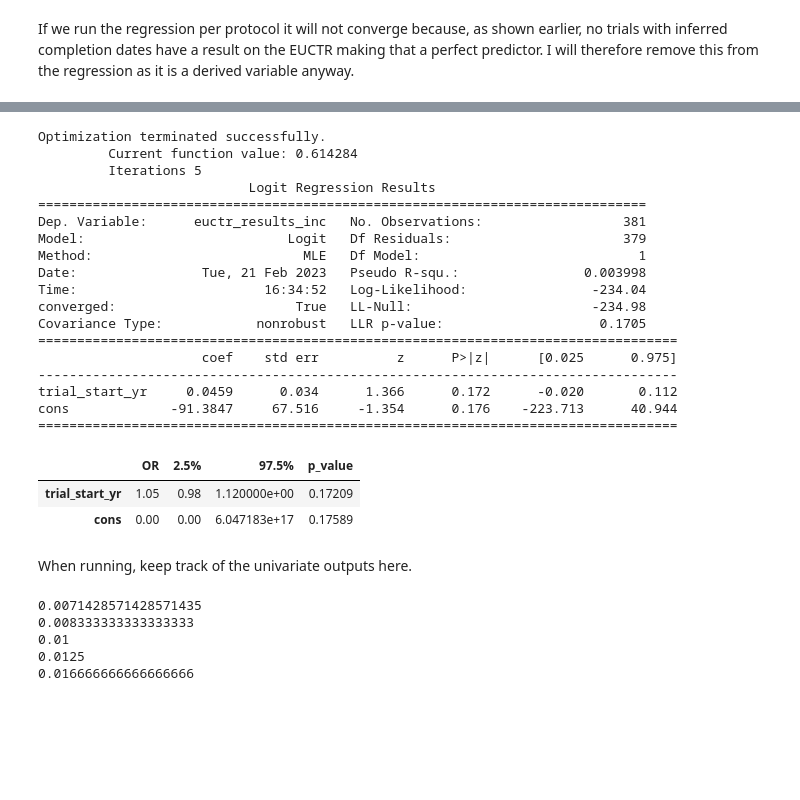
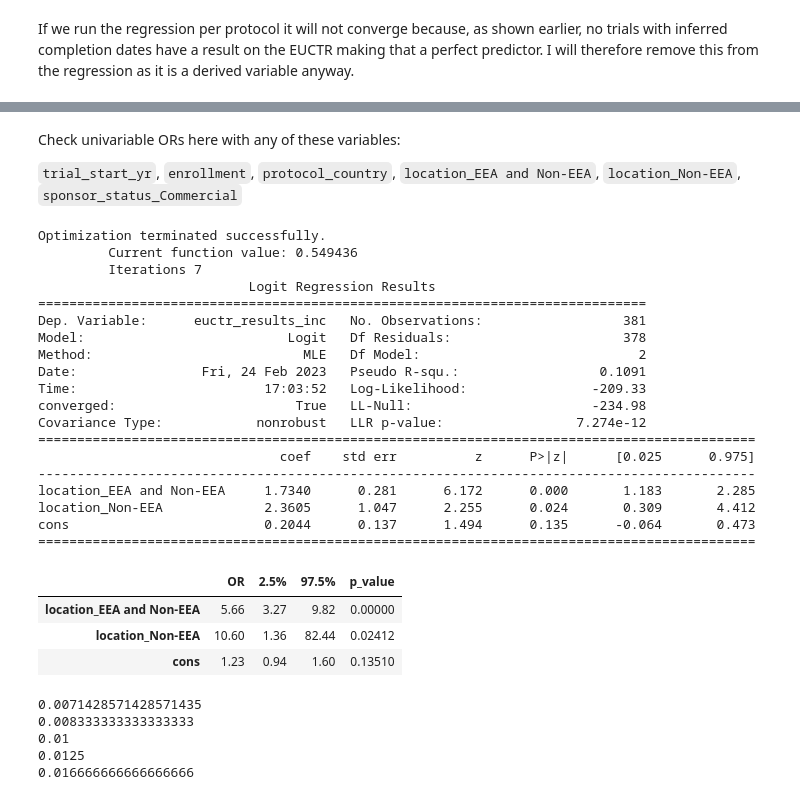
Before and after one commit to ebmdatalab/euctr_pub_search, a Jupyter notebook: notebooks/Anlysis.ipynb, the cells around one changed output, grey strips where cells are left out. Saved outputs shown, nothing was run; the diff lists cells and outputs as text; code cells hidden in the pictures; blank space fills up the shorter version.

```diff
--- a/notebooks/Anlysis.ipynb
+++ b/notebooks/Anlysis.ipynb
@@ -1033,38 +1158,38 @@ cons                       -161.1698     85.245     -1.891      0.059    -328.24
 | location_Non-EEA | 3.11 | 0.37 | 26.26 | 0.29745 |
 | sponsor_status_Commercial | 9.41 | 4.89 | 18.11 | 0.00000 |
 | cons | 0.00 | 0.00 | 367.38 | 0.05867 |
+# %% [markdown]
+Check univariable ORs here with any of these variables:
+
+`trial_start_yr`, `enrollment`, `protocol_country`, `location_EEA and Non-EEA`, `location_Non-EEA`, `sponsor_status_Commercial`
 # %%
-#Check univariable ORs here with any of these variables:
-#['trial_start_yr', 'enrollment', 'protocol_country', 'location_EEA and Non-EEA', 'location_Non-EEA',
-#'sponsor_status_Commercial']
-
-x_regu = regression_final[['trial_start_yr']].reset_index(drop=True)
+x_regu = regression_final[['location_EEA and Non-EEA', 'location_Non-EEA']].reset_index(drop=True)
 
 simple_logistic_regression(y_reg1, x_regu)
 # %% [output]
 Optimization terminated successfully.
-         Current function value: 0.614284
-         Iterations 5
+         Current function value: 0.549436
+         Iterations 7
                            Logit Regression Results
 ==============================================================================
 Dep. Variable:      euctr_results_inc   No. Observations:                  381
-Model:                          Logit   Df Residuals:                      379
-Method:                           MLE   Df Model:                            1
-Date:                Tue, 21 Feb 2023   Pseudo R-squ.:                0.003998
-Time:                        16:34:52   Log-Likelihood:                -234.04
+Model:                          Logit   Df Residuals:                      378
+Method:                           MLE   Df Model:                            2
+Date:                Fri, 24 Feb 2023   Pseudo R-squ.:                  0.1091
+Time:                        17:03:52   Log-Likelihood:                -209.33
 converged:                       True   LL-Null:                       -234.98
-Covariance Type:            nonrobust   LLR p-value:                    0.1705
-==================================================================================
-                     coef    std err          z      P>|z|      [0.025      0.975]
-----------------------------------------------------------------------------------
-trial_start_yr     0.0459      0.034      1.366      0.172      -0.020       0.112
-cons             -91.3847     67.516     -1.354      0.176    -223.713      40.944
-==================================================================================
+Covariance Type:            nonrobust   LLR p-value:                 7.274e-12
+============================================================================================
+                               coef    std err          z      P>|z|      [0.025      0.975]
+--------------------------------------------------------------------------------------------
+location_EEA and Non-EEA     1.7340      0.281      6.172      0.000       1.183       2.285
+location_Non-EEA             2.3605      1.047      2.255      0.024       0.309       4.412
+cons                         0.2044      0.137      1.494      0.135      -0.064       0.473
+============================================================================================
 |  | OR | 2.5% | 97.5% | p_value |
-| trial_start_yr | 1.05 | 0.98 | 1.120000e+00 | 0.17209 |
-| cons | 0.00 | 0.00 | 6.047183e+17 | 0.17589 |
+| location_EEA and Non-EEA | 5.66 | 3.27 | 9.82 | 0.00000 |
+| location_Non-EEA | 10.60 | 1.36 | 82.44 | 0.02412 |
+| cons | 1.23 | 0.94 | 1.60 | 0.13510 |
-# %% [markdown]
-When running, keep track of the univariate outputs here.
 # %%
 #Holm-Bonferroni corrected thresholds
 print(.05 / (7 - 1 + 1))
```
Also changed, not shown: parts of 43 cells of this notebook, 7 other files.
